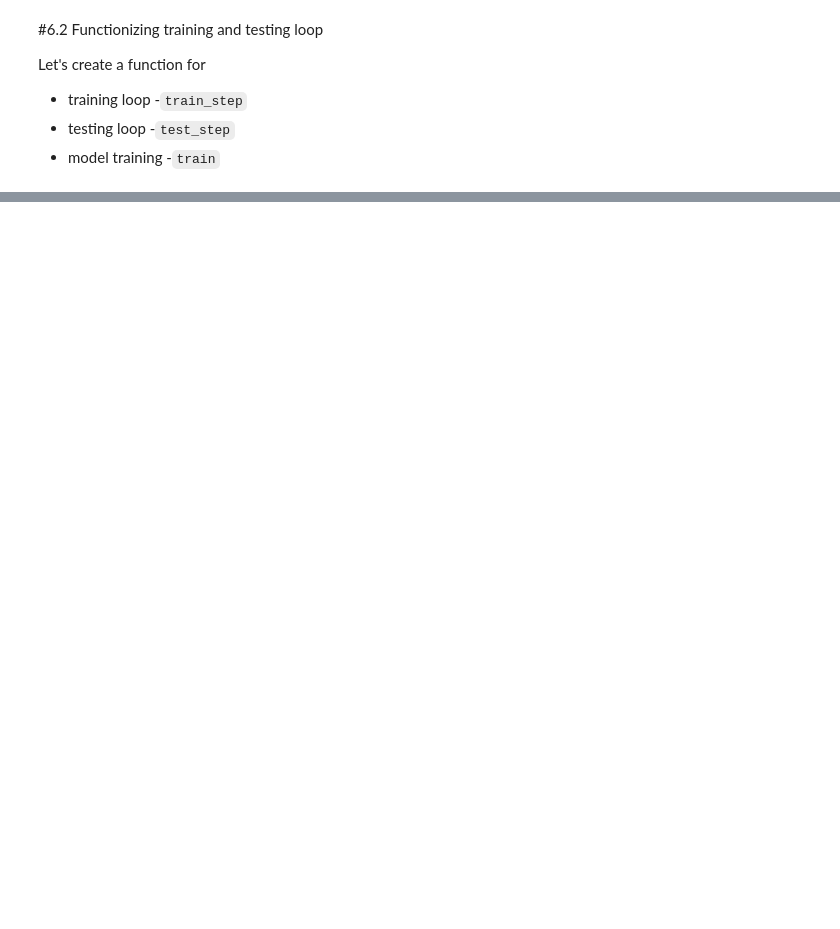
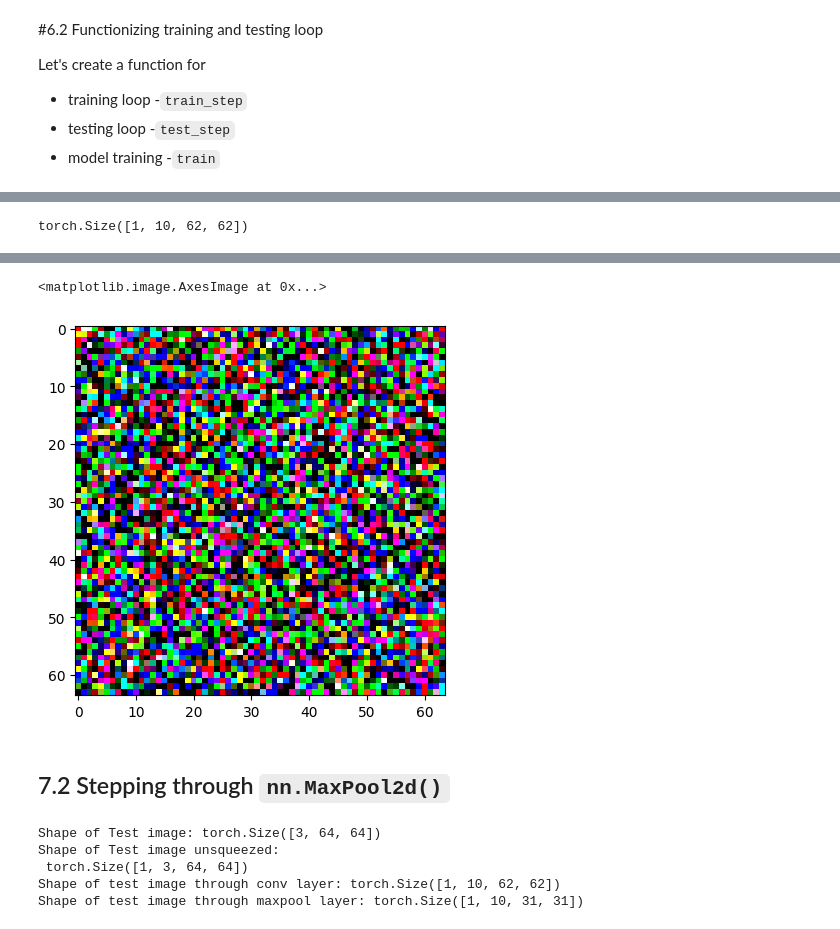
Before and after one commit to aaron-v19/practice, a Jupyter notebook: Pytorch_Computer_Vision.ipynb, the cells around one changed output, grey strips where cells are left out. Saved outputs shown, nothing was run; the diff lists cells and outputs as text; code cells hidden in the pictures; blank space fills up the shorter version.

```diff
--- a/Pytorch_Computer_Vision.ipynb
+++ b/Pytorch_Computer_Vision.ipynb
@@ -620,0 +786,8 @@ def test_step(model: torch.nn.Module,
+# %%
+torch.manual_seed(42)
+images=torch.randn(size=(32,3,64,64))
+test_image=images[0]
+
+print(f"Image batch shape: {images.shape}")
+print(f"Shape of test image: {test_image.shape}")
+print(f"Test image:\n {test_image}")
@@ -620,0 +812,17 @@ def test_step(model: torch.nn.Module,
+# %%
+#create a conv2d layer
+conv_layer=nn.Conv2d(in_channels=3,
+                     out_channels=10,
+                     kernel_size=(3,3),
+                     stride=1,
+                     padding=0)
+
+#pass the data through the convolutional layer
+
+conv_output=conv_layer(test_image.unsqueeze(dim=0))
+conv_output.shape
+# %% [output]
+torch.Size([1, 10, 62, 62])
+# %%
+plt.imshow(test_image.permute(1, 2, 0))
+# %% [output]
@@ -620,0 +830,29 @@ def test_step(model: torch.nn.Module,
+<matplotlib.image.AxesImage at 0x...>
+[figure, added]
+# %% [markdown]
+## 7.2 Stepping through `nn.MaxPool2d()`
+# %%
+#Print out original image shape without unsqueezed dimension
+
+print(f"Shape of Test image: {test_image.shape}")
+print(f"Shape of Test image unsqueezed:\n {test_image.unsqueeze(0).shape}")
+
+#create a simple maxpool2d layer
+
+max_pool_layer=nn.MaxPool2d(kernel_size=2)
+
+#Pass data through just conv layer
+
+test_image_through_conv=conv_layer(test_image.unsqueeze(0))
+print(f"Shape of test image through conv layer: {test_image_through_conv.shape}")
+
+#Pass data through maxpool layer
+
+test_image_output=max_pool_layer(test_image_through_conv)
+print(f"Shape of test image through maxpool layer: {test_image_output.shape}")
+# %% [output]
+Shape of Test image: torch.Size([3, 64, 64])
+Shape of Test image unsqueezed:
+ torch.Size([1, 3, 64, 64])
+Shape of test image through conv layer: torch.Size([1, 10, 62, 62])
+Shape of test image through maxpool layer: torch.Size([1, 10, 31, 31])
```
Also changed, not shown: parts of 27 cells of this notebook.
